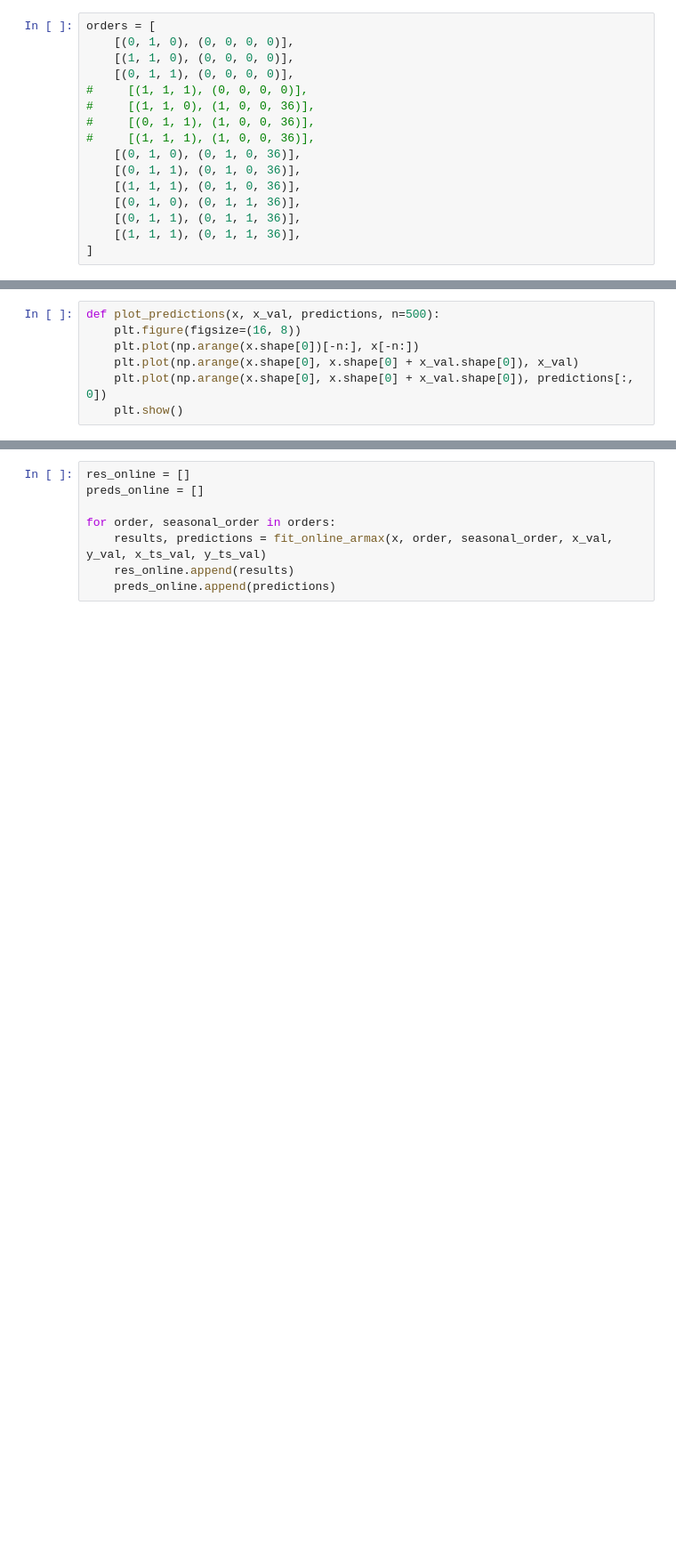
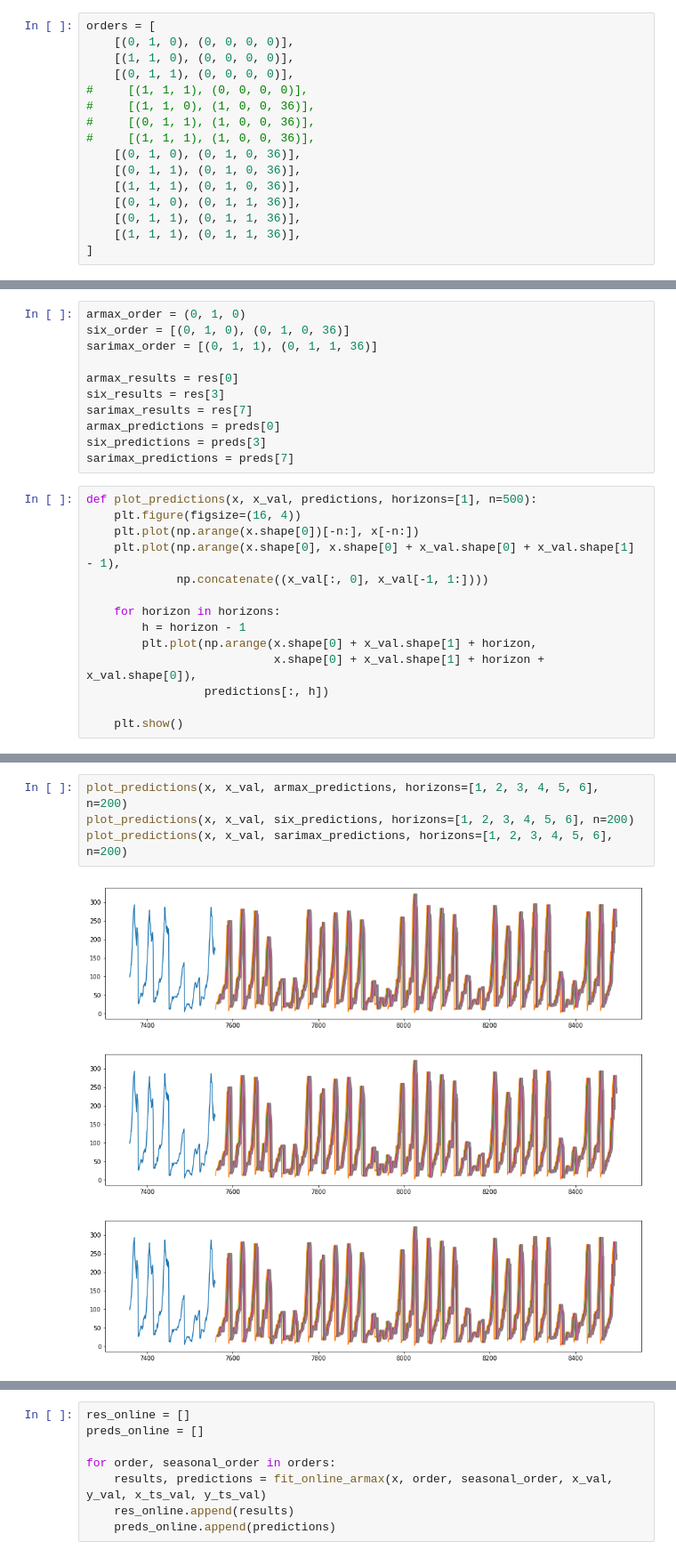
Before and after one commit to victorchan314/arterial_traffic_flow_predictor, a Jupyter notebook: ipynb/armax.ipynb, the cells around one changed output, grey strips where cells are left out. Shown: that part at 89% size. Cells and saved outputs as stored; diff of their text form; blank space fills up the shorter version.

Commit message:
Clean up ARMAX ipynb

```diff
--- a/ipynb/armax.ipynb
+++ b/ipynb/armax.ipynb
@@ -266,7 +270,25 @@ BIC: 72268.7726069147
+# %%
+armax_order = (0, 1, 0)
+six_order = [(0, 1, 0), (0, 1, 0, 36)]
+sarimax_order = [(0, 1, 1), (0, 1, 1, 36)]
+
+armax_results = res[0]
+six_results = res[3]
+sarimax_results = res[7]
+armax_predictions = preds[0]
+six_predictions = preds[3]
+sarimax_predictions = preds[7]
 # %%
-def plot_predictions(x, x_val, predictions, n=500):
-    plt.figure(figsize=(16, 8))
+def plot_predictions(x, x_val, predictions, horizons=[1], n=500):
+    plt.figure(figsize=(16, 4))
     plt.plot(np.arange(x.shape[0])[-n:], x[-n:])
-    plt.plot(np.arange(x.shape[0], x.shape[0] + x_val.shape[0]), x_val)
-    plt.plot(np.arange(x.shape[0], x.shape[0] + x_val.shape[0]), predictions[:, 0])
+    plt.plot(np.arange(x.shape[0], x.shape[0] + x_val.shape[0] + x_val.shape[1] - 1),
+             np.concatenate((x_val[:, 0], x_val[-1, 1:])))
+
+    for horizon in horizons:
+        h = horizon - 1
+        plt.plot(np.arange(x.shape[0] + x_val.shape[1] + horizon,
+                           x.shape[0] + x_val.shape[1] + horizon + x_val.shape[0]),
+                 predictions[:, h])
+
     plt.show()
@@ -287,2 +295,10 @@ for pred in preds:
+# %%
+plot_predictions(x, x_val, armax_predictions, horizons=[1, 2, 3, 4, 5, 6], n=200)
+plot_predictions(x, x_val, six_predictions, horizons=[1, 2, 3, 4, 5, 6], n=200)
+plot_predictions(x, x_val, sarimax_predictions, horizons=[1, 2, 3, 4, 5, 6], n=200)
+# %% [output]
+[figure, added]
+[figure, added]
+[figure, added]
 # %%
 def plot_fitted_values(x, results, n=500):
```
Also changed, not shown: parts of 33 cells of this notebook.
